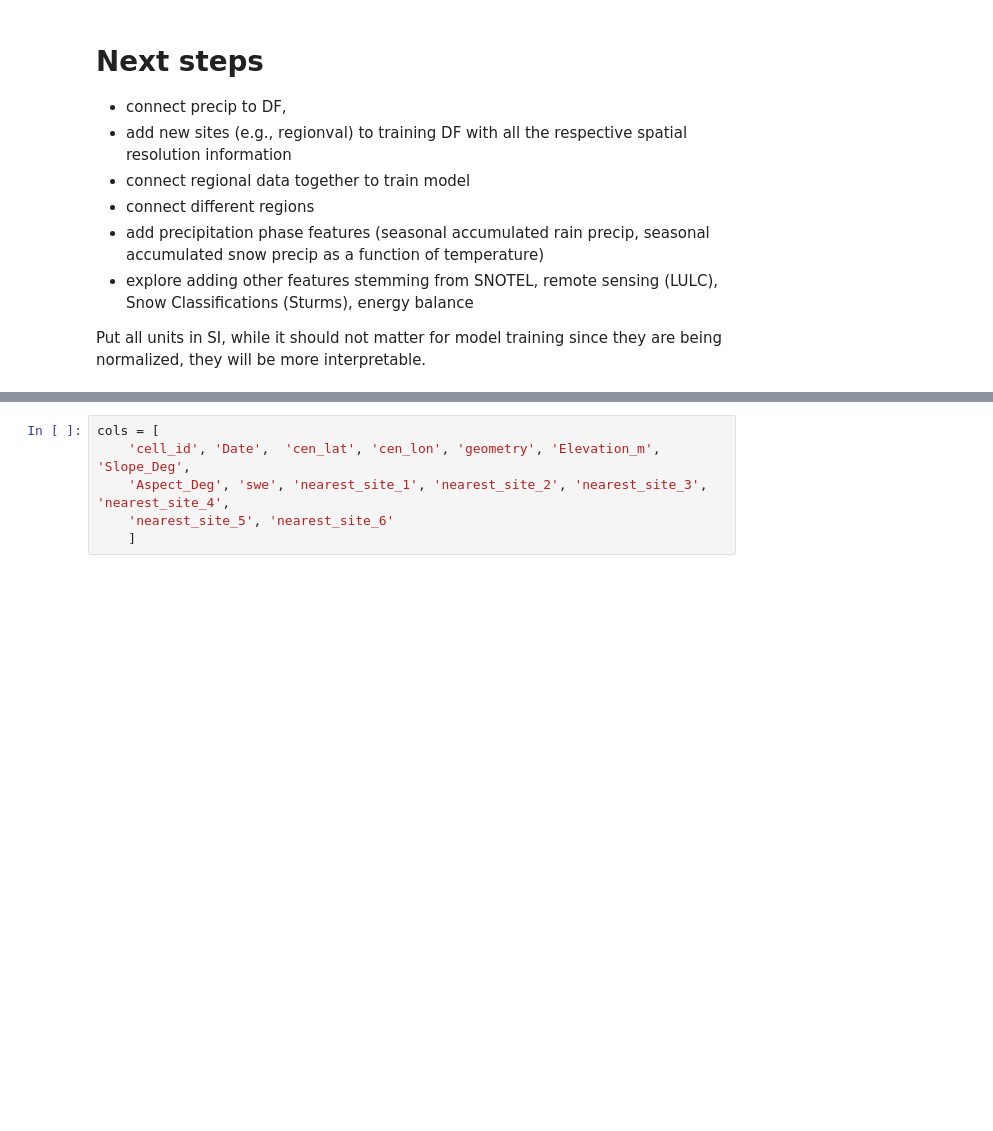
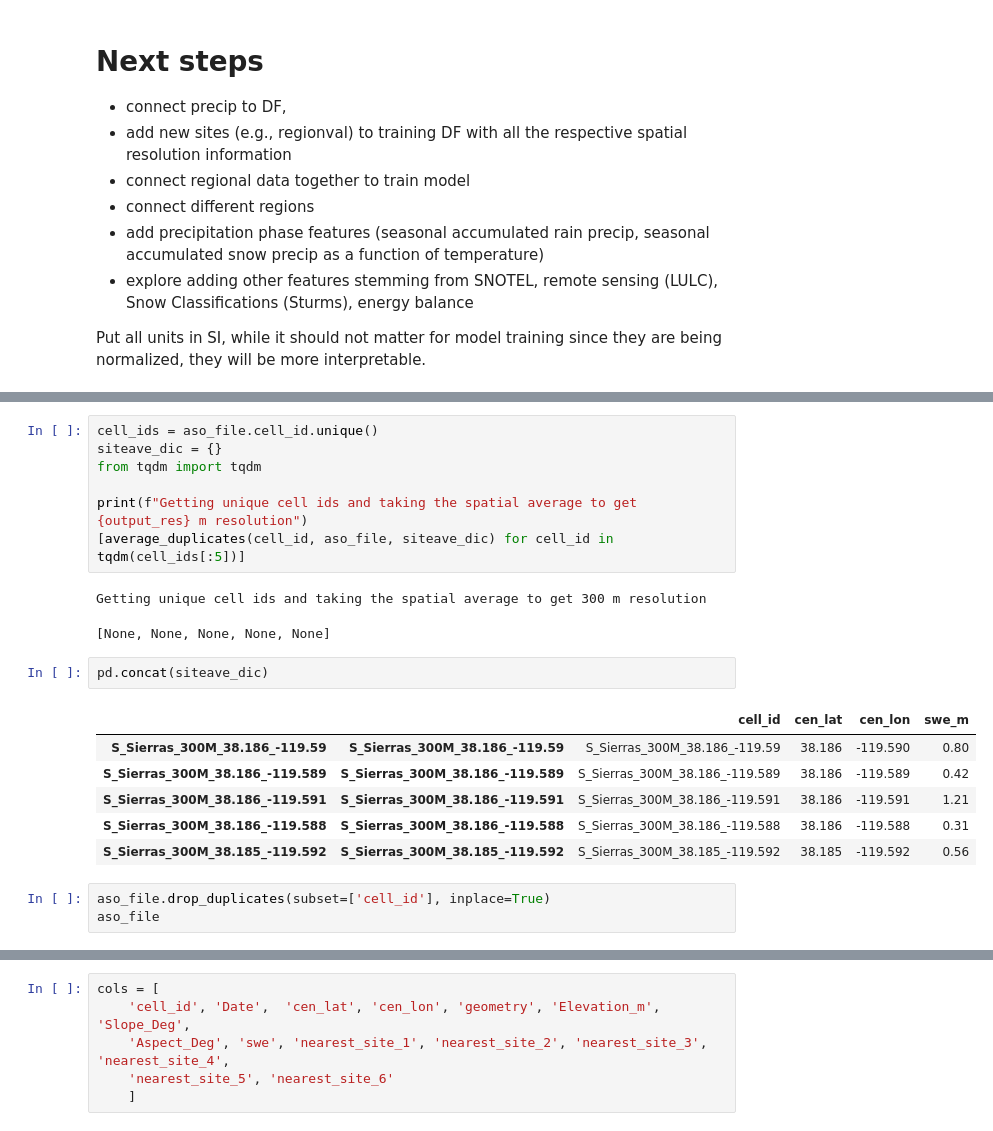
Before and after one commit to whitelightning450/SWEMLv2.0, a Jupyter notebook: Dataprocessing/get_NLDAS.ipynb, the cells around one changed output, grey strips where cells are left out. Saved outputs shown, nothing was run; the diff lists cells and outputs as text; blank space fills up the shorter version.

Commit message:
updated Obs_to_DF.py, reduced obs by taking the spatial average of those with the same cell id - which was set due to the spatial resolution

```diff
--- a/Dataprocessing/get_NLDAS.ipynb
+++ b/Dataprocessing/get_NLDAS.ipynb
@@ -51,3 +52,25 @@ ASO_meta_loc_DF
+# %%
+cell_ids = aso_file.cell_id.unique()
+siteave_dic = {}
+from tqdm import tqdm
+
+print(f"Getting unique cell ids and taking the spatial average to get {output_res} m resolution")
+[average_duplicates(cell_id, aso_file, siteave_dic) for cell_id in tqdm(cell_ids[:5])]
+# %% [output]
+Getting unique cell ids and taking the spatial average to get 300 m resolution
+[None, None, None, None, None]
+# %%
+pd.concat(siteave_dic)
+# %% [output]
+|  |  | cell_id | cen_lat | cen_lon | swe_m |
+| S_Sierras_300M_38.186_-119.59 | S_Sierras_300M_38.186_-119.59 | S_Sierras_300M_38.186_-119.59 | 38.186 | -119.590 | 0.80 |
+| S_Sierras_300M_38.186_-119.589 | S_Sierras_300M_38.186_-119.589 | S_Sierras_300M_38.186_-119.589 | 38.186 | -119.589 | 0.42 |
+| S_Sierras_300M_38.186_-119.591 | S_Sierras_300M_38.186_-119.591 | S_Sierras_300M_38.186_-119.591 | 38.186 | -119.591 | 1.21 |
+| S_Sierras_300M_38.186_-119.588 | S_Sierras_300M_38.186_-119.588 | S_Sierras_300M_38.186_-119.588 | 38.186 | -119.588 | 0.31 |
+| S_Sierras_300M_38.185_-119.592 | S_Sierras_300M_38.185_-119.592 | S_Sierras_300M_38.185_-119.592 | 38.185 | -119.592 | 0.56 |
+# %%
+aso_file.drop_duplicates(subset=['cell_id'], inplace=True)
+aso_file
 # %%
 cols = ['cen_lat', 'cen_lon']
 ASO_meta_loc_DF = ASO_meta_loc_DF[cols]
```
Also changed, not shown: parts of 9 cells of this notebook, 3 other files.
